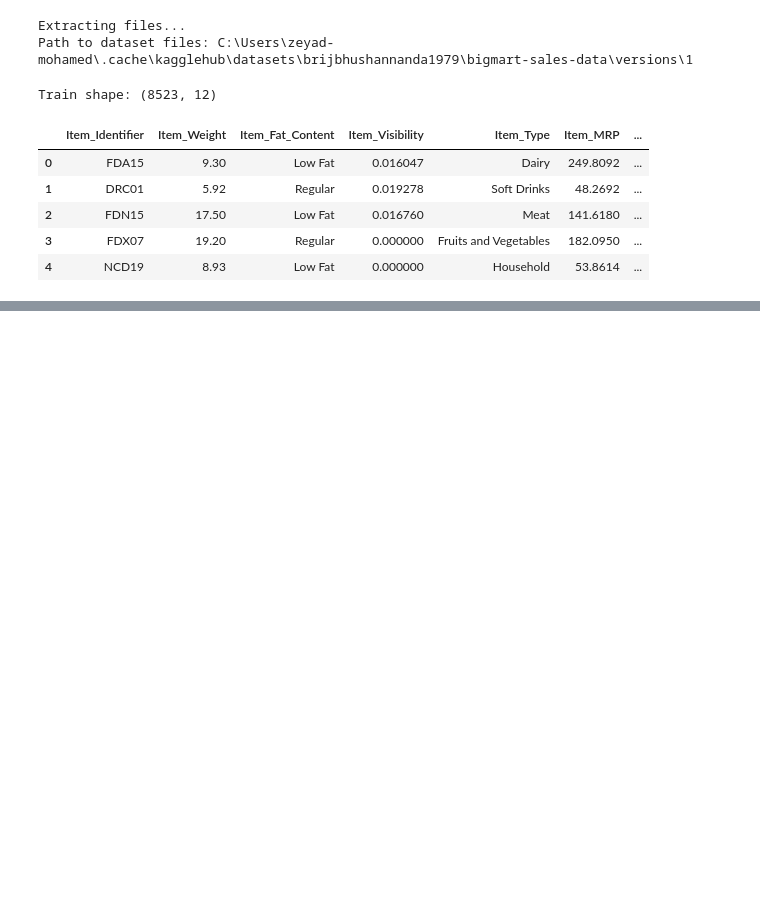
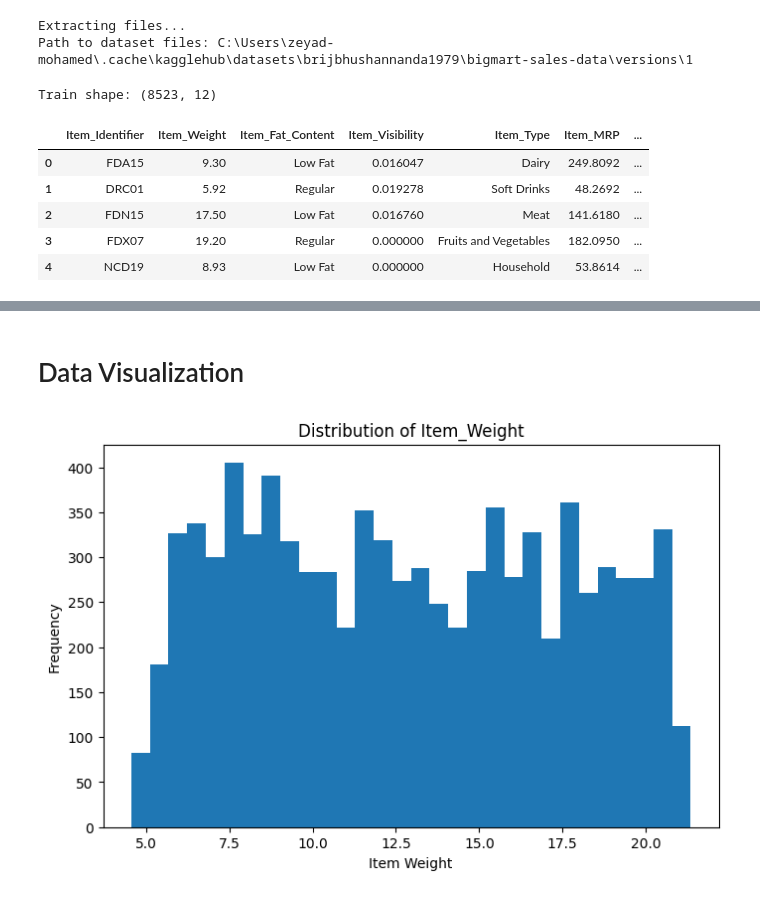
Before and after one commit to zeyad-mohvme-d/Machine-Learning, a Jupyter notebook: Notebook/BigMart_Sales_Data.ipynb, the cells around one changed output, grey strips where cells are left out. Saved outputs shown, nothing was run; the diff lists cells and outputs as text; code cells hidden in the pictures; blank space fills up the shorter version.

```diff
--- a/Notebook/BigMart_Sales_Data.ipynb
+++ b/Notebook/BigMart_Sales_Data.ipynb
@@ -36,0 +77,8 @@ Train shape: (8523, 12)
+# %%
+train_df['Item_Weight'] = train_df.groupby('Item_Identifier')['Item_Weight'].transform(
+    lambda x: x.fillna(x.median())
+)
+train_df['Item_Weight'].fillna(train_df['Item_Weight'].median(), inplace=True)
+# %%
+mode_value = train_df['Outlet_Size'].mode()[0]
+train_df['Outlet_Size'].fillna(mode_value, inplace=True)
@@ -36,0 +125,11 @@ Train shape: (8523, 12)
+# %% [markdown]
+# Data Visualization
+# %%
+plt.figure(figsize=(8,5))
+plt.hist(train_df["Item_Weight"],bins=30)
+plt.title("Distribution of Item_Weight")
+plt.xlabel("Item Weight")
+plt.ylabel("Frequency")
+plt.show()
+# %% [output]
+[figure, added]
```
Also changed, not shown: parts of 43 cells of this notebook.
